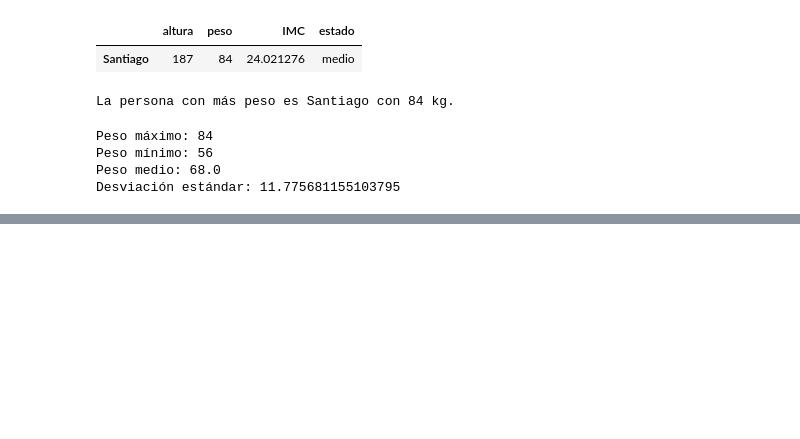
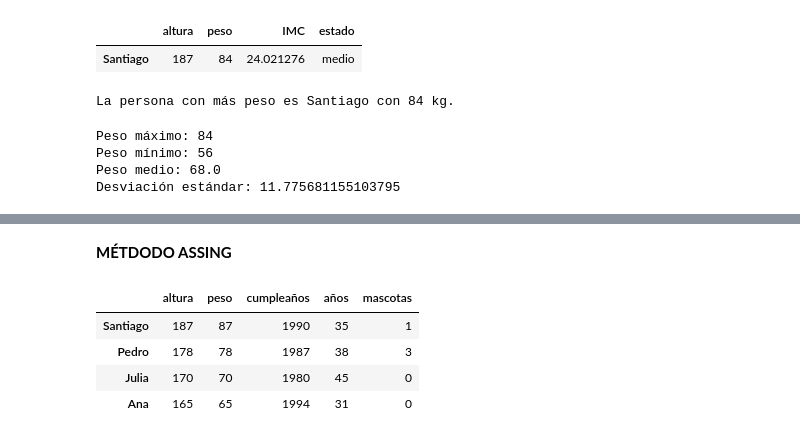
Before and after one commit to vicmanw1ld/IA, a Jupyter notebook: pandas.ipynb, the cells around one changed output, grey strips where cells are left out. Cells and saved outputs as stored; diff of their text form; code cells hidden in the pictures; blank space fills up the shorter version.

```diff
--- a/pandas.ipynb
+++ b/pandas.ipynb
@@ -274,0 +314,8 @@ df_copia["nueva_columna"] = ...
+# %%
+# Creación de un DataFrame inicializándolo con un diccionario de Python
+personas = {
+    "altura": {"Santiago": 187, "Pedro": 178, "Julia": 170, "Ana": 165},
+    "peso": {"Santiago": 87, "Pedro": 78, "Julia": 70, "Ana": 65}}
+
+df = pd.DataFrame(personas)
+df
@@ -274,0 +414,7 @@ df_copia["nueva_columna"] = ...
+# %%
+# Añadir una nueva columna al DataFrame
+df_copy["cumpleaños"] = [1990, 1987, 1980, 1994]
+df_copy # Nos añade la columna si no existe
+# la vamos a añadir en df y seguimos
+df["cumpleaños"] = [1990, 1987, 1980, 1994]
+df
@@ -274,0 +427,4 @@ df_copia["nueva_columna"] = ...
+# %%
+# Añadir una nueva columna calculada al DataFrame
+df["años"] = 2025 - df["cumpleaños"] #nos calcula cuantos años tiene, como en bbdd las funciones
+df #realiza la resta de 2025 - el año de nacimiento cada uno de ellos, un bucle tardaría mucho más
@@ -274,0 +437,13 @@ df_copia["nueva_columna"] = ...
+# %% [markdown]
+**MÉTDODO ASSING**
+# %%
+#Llegará un momento en que queramos crear un nuevo dataframe con nuevas columnas pero queramos guardar el que tenemos
+# Añadir una nueva columna creando un DataFrame nuevo
+df_mod = df.assign(mascotas = [1, 3, 0, 0])
+df_mod
+# %% [output]
+|  | altura | peso | cumpleaños | años | mascotas |
+| Santiago | 187 | 87 | 1990 | 35 | 1 |
+| Pedro | 178 | 78 | 1987 | 38 | 3 |
+| Julia | 170 | 70 | 1980 | 45 | 0 |
+| Ana | 165 | 65 | 1994 | 31 | 0 |
```
Also changed, not shown: parts of 31 cells of this notebook.
